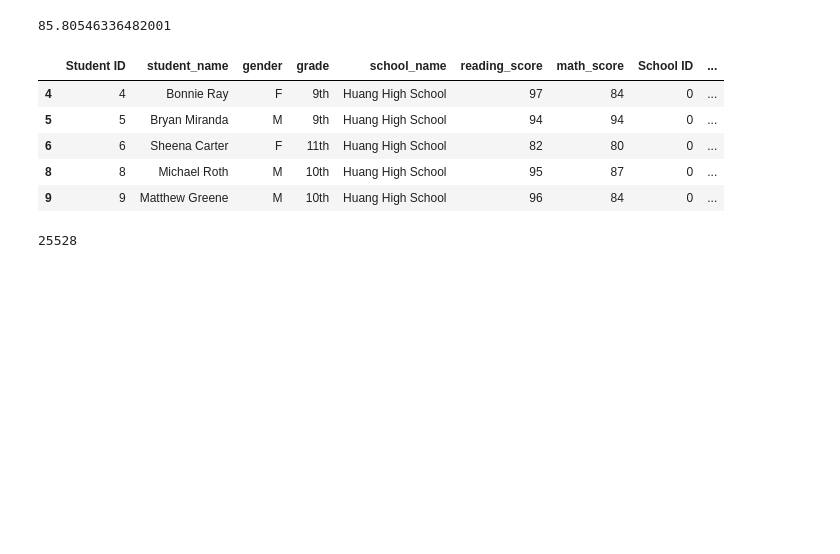
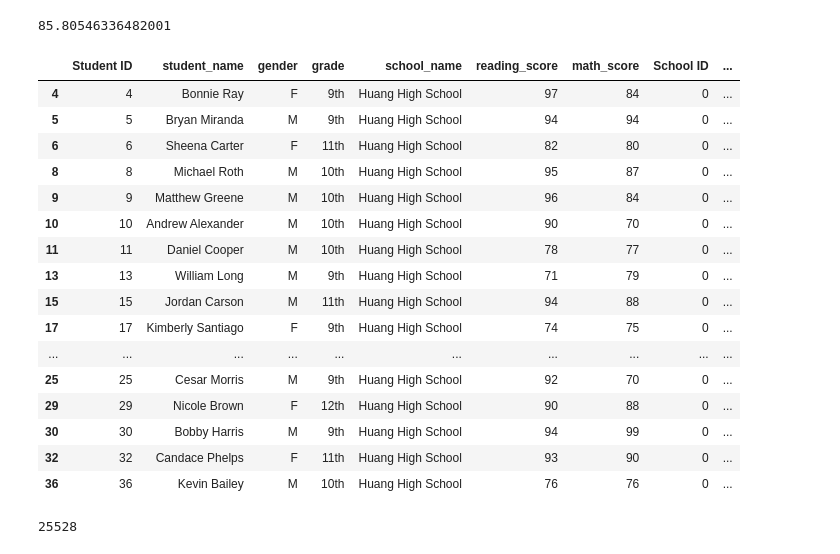
Before and after one commit to a-memme/school_district_analysis, a Jupyter notebook: PyCitySchools.ipynb, the cells around one changed output. Saved outputs shown, nothing was run; the diff lists cells and outputs as text; code cells hidden in the pictures; blank space fills up the shorter version.

```diff
--- a/PyCitySchools.ipynb
+++ b/PyCitySchools.ipynb
@@ -352,15 +352,26 @@ reading_percentage
 # %%
 # Calculate the students who passed both math and reading.
 pass_math_reading = school_complete_df[(school_complete_df["math_score"] >= 70) & (school_complete_df["reading_score"] >= 70)]
 
-pass_math_reading.head()
+pass_math_reading.head(20)
 # %% [output]
 |  | Student ID | student_name | gender | grade | school_name | reading_score | math_score | School ID | ... |
 | 4 | 4 | Bonnie Ray | F | 9th | Huang High School | 97 | 84 | 0 | ... |
 | 5 | 5 | Bryan Miranda | M | 9th | Huang High School | 94 | 94 | 0 | ... |
 | 6 | 6 | Sheena Carter | F | 11th | Huang High School | 82 | 80 | 0 | ... |
 | 8 | 8 | Michael Roth | M | 10th | Huang High School | 95 | 87 | 0 | ... |
 | 9 | 9 | Matthew Greene | M | 10th | Huang High School | 96 | 84 | 0 | ... |
+| 10 | 10 | Andrew Alexander | M | 10th | Huang High School | 90 | 70 | 0 | ... |
+| 11 | 11 | Daniel Cooper | M | 10th | Huang High School | 78 | 77 | 0 | ... |
+| 13 | 13 | William Long | M | 9th | Huang High School | 71 | 79 | 0 | ... |
+| 15 | 15 | Jordan Carson | M | 11th | Huang High School | 94 | 88 | 0 | ... |
+| 17 | 17 | Kimberly Santiago | F | 9th | Huang High School | 74 | 75 | 0 | ... |
+| ... | ... | ... | ... | ... | ... | ... | ... | ... | ... |
+| 25 | 25 | Cesar Morris | M | 9th | Huang High School | 92 | 70 | 0 | ... |
+| 29 | 29 | Nicole Brown | F | 12th | Huang High School | 90 | 88 | 0 | ... |
+| 30 | 30 | Bobby Harris | M | 9th | Huang High School | 94 | 99 | 0 | ... |
+| 32 | 32 | Candace Phelps | F | 11th | Huang High School | 93 | 90 | 0 | ... |
+| 36 | 36 | Kevin Bailey | M | 10th | Huang High School | 76 | 76 | 0 | ... |
 # %%
 # Print number of students who passed math & reading
 pass_math_reading["student_name"].count()
```
Also changed, not shown: parts of 12 cells of this notebook.
